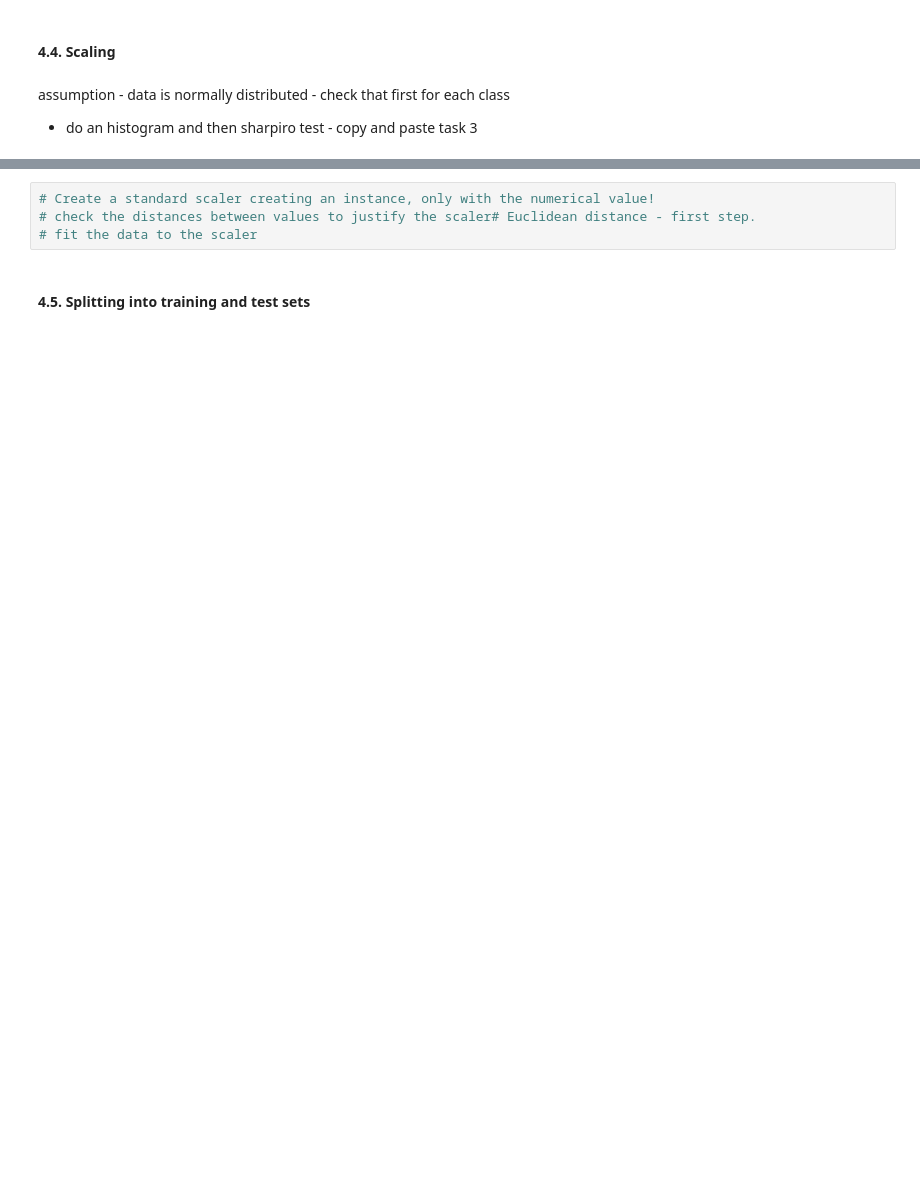
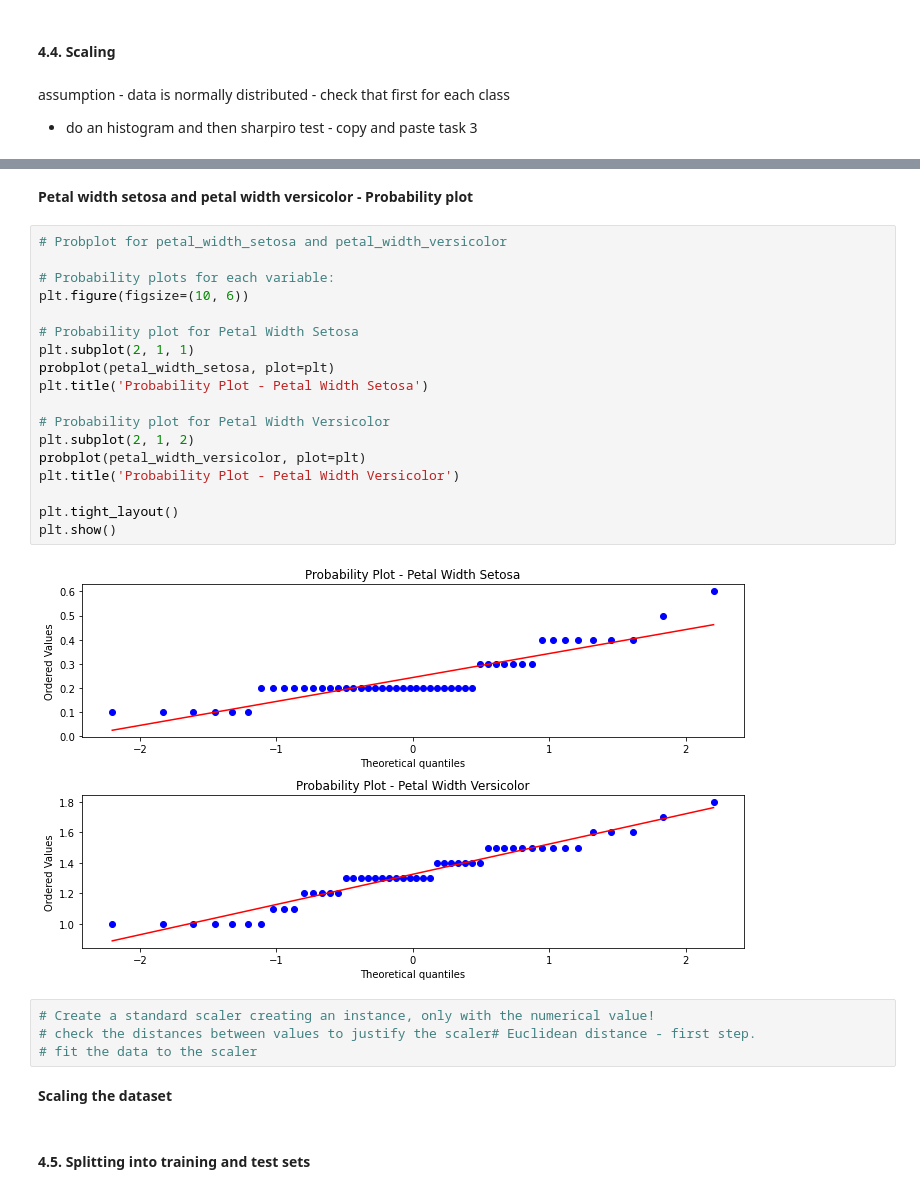
Before and after one commit to RobVergano/Machine-Learning, a Jupyter notebook: Project.ipynb, the cells around one changed output, grey strips where cells are left out. Cells and saved outputs as stored; diff of their text form; blank space fills up the shorter version.

```diff
--- a/Project.ipynb
+++ b/Project.ipynb
@@ -99,6 +229,30 @@ assumption - data is normally distributed - check that first for each class
+# %% [markdown]
+**Petal width setosa and petal width versicolor - Probability plot**
+# %%
+# Probplot for petal_width_setosa and petal_width_versicolor
+
+# Probability plots for each variable:
+plt.figure(figsize=(10, 6))
+
+# Probability plot for Petal Width Setosa
+plt.subplot(2, 1, 1)
+probplot(petal_width_setosa, plot=plt)
+plt.title('Probability Plot - Petal Width Setosa')
+
+# Probability plot for Petal Width Versicolor
+plt.subplot(2, 1, 2)
+probplot(petal_width_versicolor, plot=plt)
+plt.title('Probability Plot - Petal Width Versicolor')
+
+plt.tight_layout()
+plt.show()
+# %% [output]
+[figure, added]
 # %%
 # Create a standard scaler creating an instance, only with the numerical value!
 # check the distances between values to justify the scaler# Euclidean distance - first step.
 # fit the data to the scaler
+# %% [markdown]
+**Scaling the dataset**
 # %% [markdown]
 #### 4.5. Splitting into training and test sets
```
Also changed, not shown: parts of 13 cells of this notebook.
